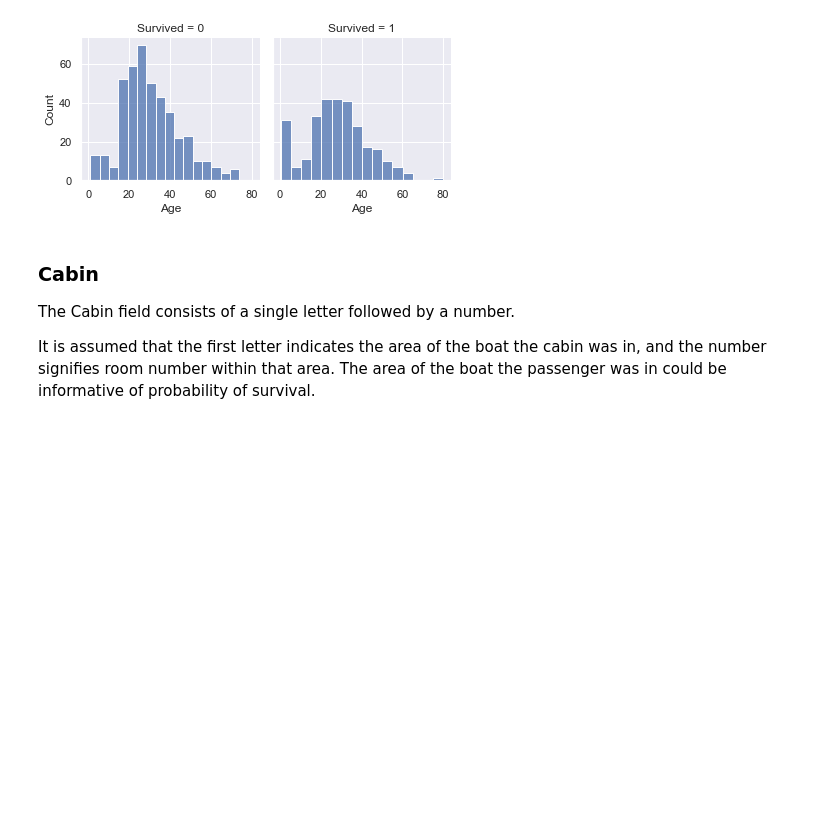
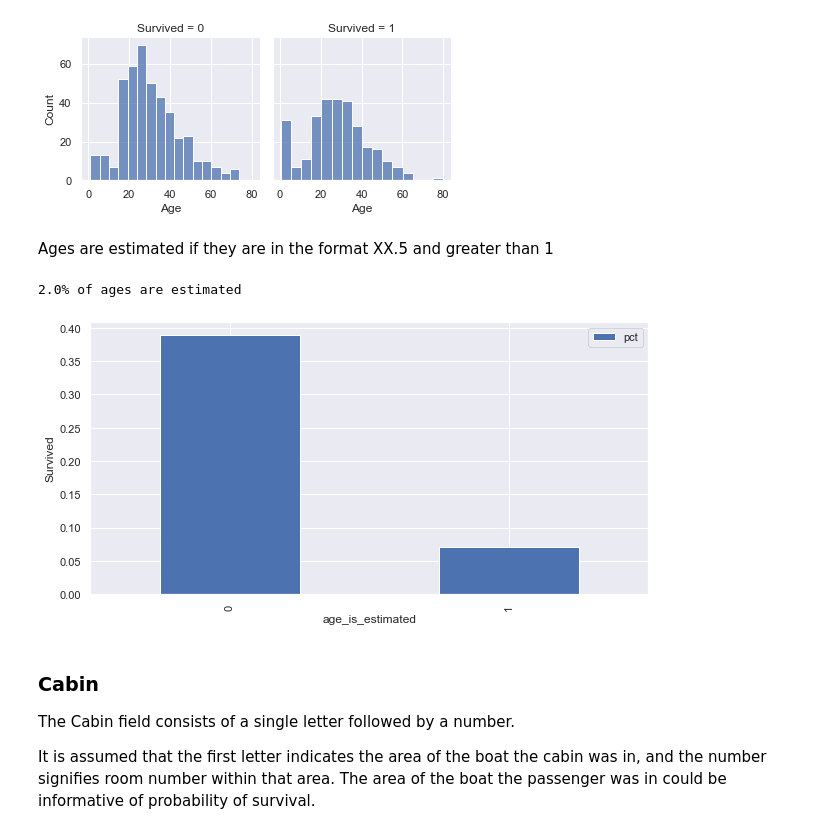
Before and after one commit to jdidcote/kaggle-competitions, a Jupyter notebook: Titanic/Titanic.ipynb, the cells around one changed output. Saved outputs shown, nothing was run; the diff lists cells and outputs as text; code cells hidden in the pictures; blank space fills up the shorter version.

```diff
--- a/Titanic/Titanic.ipynb
+++ b/Titanic/Titanic.ipynb
@@ -75,6 +82,8 @@ g.map_dataframe(sns.histplot, data=df, x="Age",)
 # %% [output]
 <seaborn.axisgrid.FacetGrid at 0x...>
 [figure]
+# %% [markdown]
+Ages are estimated if they are in the format XX.5 and greater than 1
 # %%
 def add_estimated_age(df):
     # Add estimated age flag
@@ -82,6 +92,14 @@ def add_estimated_age(df):
     return df
 
 df = add_estimated_age(df)
+# %%
+print(f"{np.round(df['age_is_estimated'].sum() / len(df), 2)*100}% of ages are estimated")
+# %% [output]
+2.0% of ages are estimated
+# %%
+plot_pct_by_group(df, "Survived", "age_is_estimated", kind="bar")
+# %% [output]
+[figure, added]
 # %% [markdown]
 ### Cabin
 
```
Also changed, not shown: parts of 12 cells of this notebook.
